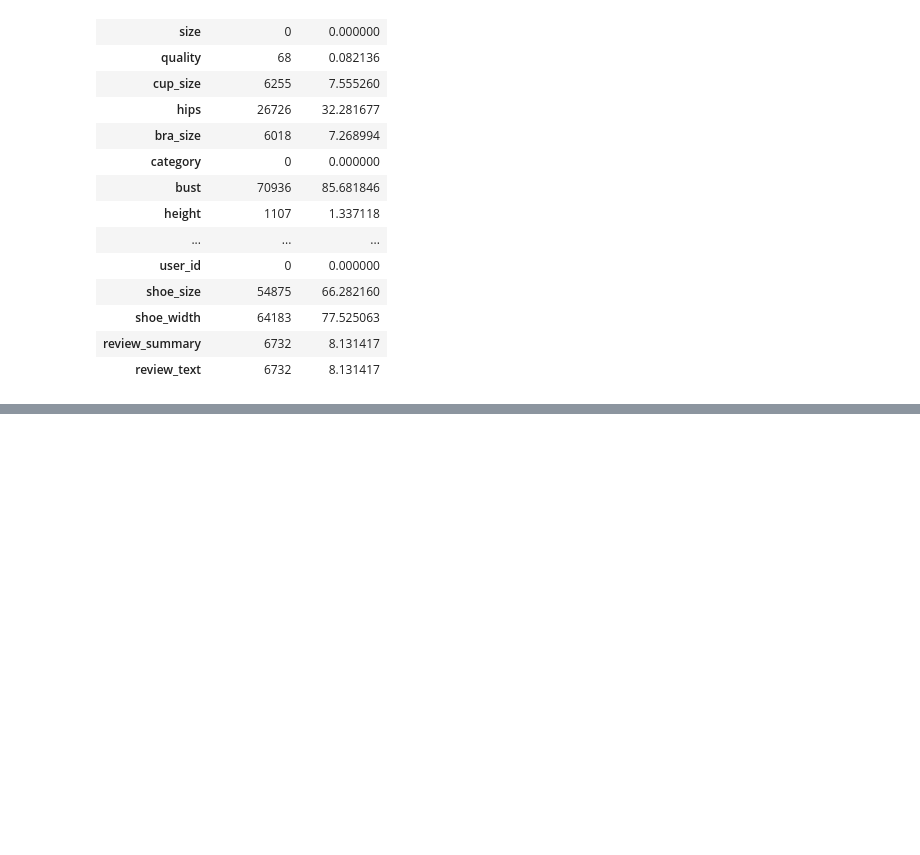
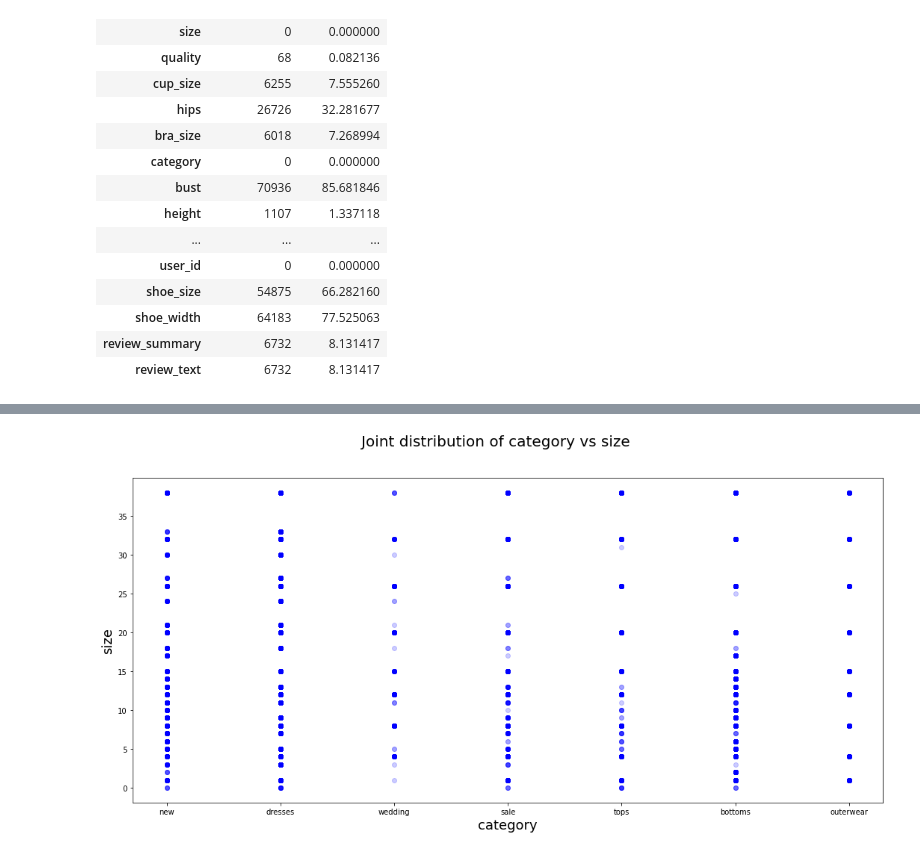
Before and after one commit to countofkant/AI-ExpertFW-Prj, a Jupyter notebook: cloth recommendation_EDA_KDY.ipynb, the cells around one changed output, grey strips where cells are left out. Drawn from its saved outputs; the diff is of its cells as text; code cells hidden in the pictures; blank space fills up the shorter version.

```diff
--- a/cloth recommendation_EDA_KDY.ipynb
+++ b/cloth recommendation_EDA_KDY.ipynb
@@ -173 +225,4 @@ missing_data
+# %%
+mc_df.loc[37313, 'bust'] = 38
+mc_df['bust'] = mc_df['bust'].astype('float')
 # %%
@@ -289,0 +356,10 @@ user_missing_cnt_10
+# %%
+plt.figure(figsize=(18,8))
+plt.xlabel("category", fontsize=18)
+plt.ylabel("size", fontsize=18)
+plt.suptitle("Joint distribution of category vs size", fontsize= 20)
+#plt.plot(mc_df['bra_size'], mc_df['size'], 'bo', alpha=0.2)
+plt.plot(mc_df.category, mc_df['size'], 'bo', alpha=0.2)
+plt.show()
+# %% [output]
+[figure, added]
```
Also changed, not shown: parts of 16 cells of this notebook, 1 other file.
